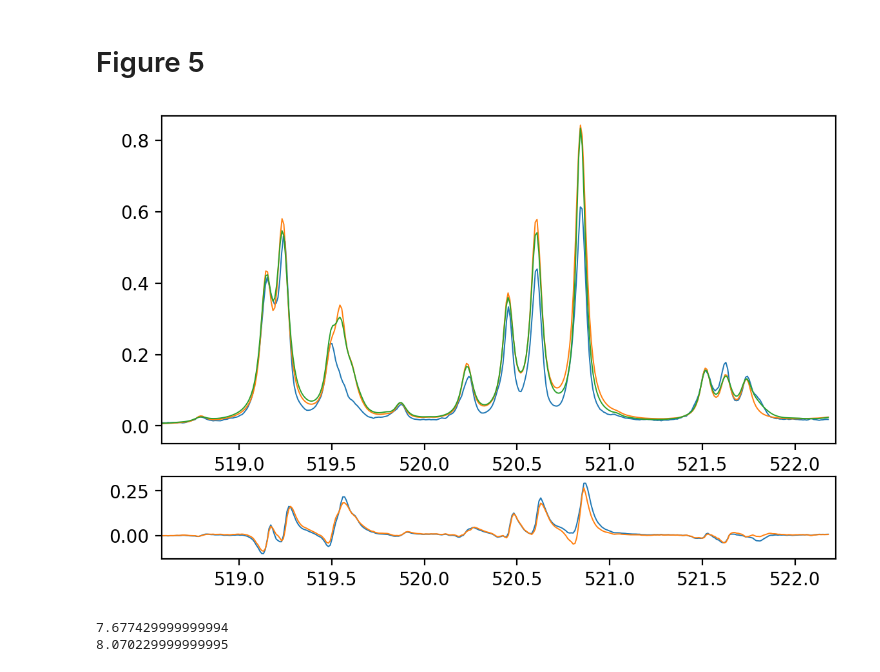
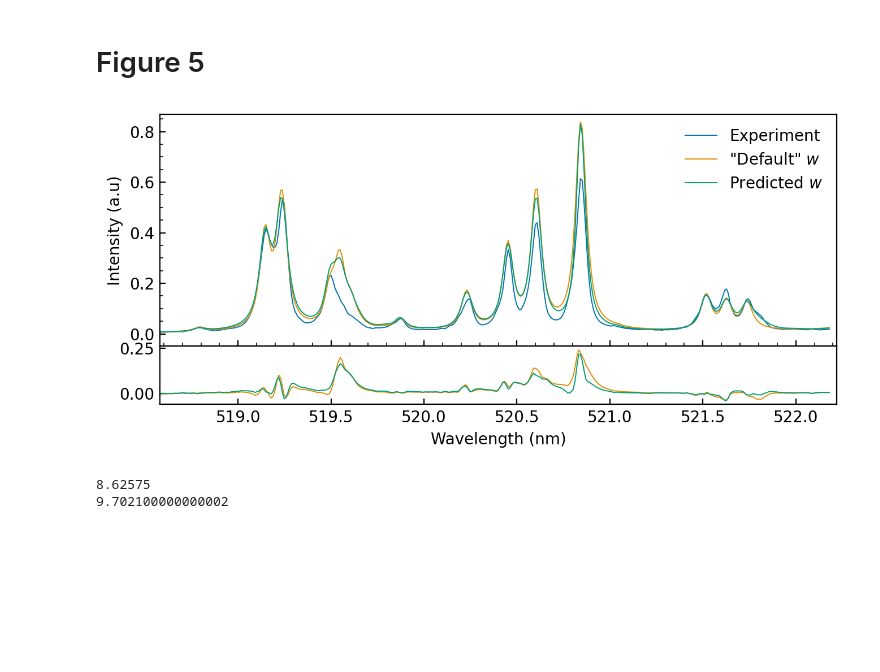
Before and after one commit to alezakuskin/Stark_ML, a Jupyter notebook: Figures.ipynb, the cells around one changed output. Drawn from its saved outputs; the diff is of its cells as text; code cells hidden in the pictures; blank space fills up the shorter version.

```diff
--- a/Figures.ipynb
+++ b/Figures.ipynb
@@ -598,20 +593,34 @@ StarkFit = pd.read_csv('/content/Stark_ML/Figures/starkselfabs.txt',
 # %%
 fig, ax = plt.subplots(figsize = FIG_LARGE, dpi = 200)
 lw = 0.7
-ax.plot(expspec['Wavelength'], expspec['Intensity'], lw = lw)
-ax.plot(noStarkFit['Wavelength'], noStarkFit['Intensity'], lw = lw)
-ax.plot(StarkFit['Wavelength'], StarkFit['Intensity'], lw = lw)
+ax.plot(expspec['Wavelength'], expspec['Intensity'], lw = lw, c = '#0173b2', label = 'Experiment')
+ax.plot(noStarkFit['Wavelength'], noStarkFit['Intensity'], lw = lw, c ='#de8f05', label = '"Default" $w$')
+ax.plot(StarkFit['Wavelength'], StarkFit['Intensity'], lw = lw, c = '#029e73', label = 'Predicted $w$')
 
-axerr = ax.inset_axes([0, -0.35, 1, 0.25], sharex = ax)
+axerr = ax.inset_axes([0, -0.25, 1, 0.25])
 
-axerr.plot(expspec['Wavelength'], noStarkFit['Intensity']-expspec['Intensity'], lw = lw)
-axerr.plot(expspec['Wavelength'], StarkFit['Intensity']-expspec['Intensity'], lw = lw)
+axerr.plot(expspec['Wavelength'], noStarkFit['Intensity']-expspec['Intensity'], lw = lw, c ='#de8f05')
+axerr.plot(expspec['Wavelength'], StarkFit['Intensity']-expspec['Intensity'], lw = lw, c = '#029e73')
 
 ax.set_xlim(518.58, 522.22)
 ax.set_ylim(top = 0.869)
-axerr.set_ylim(-0.13, 0.33)
+ax.tick_params(axis='both', which='both', direction='in')
+ax.minorticks_on()
+ax.set_xticklabels([])
+ax.set_ylabel('Intensity (a.u)')
 
+axerr.set_xlim(518.58, 522.22)
+axerr.set_ylim(-0.06, 0.26)
+axerr.tick_params(axis='both', which='both', direction='in')
+axerr.set_xlabel('Wavelength (nm)')
+
+ax.legend()
+ax.get_legend().set_frame_on(False)
+
+plt.tight_layout()
 plt.show()
+
+fig.savefig('Fig.5.Spectra comparison.svg', transparent = True, format = 'svg')
 # %% [output]
-[figure, old version]
+[figure, new version]
 # %%
@@ -623,6 +632,6 @@ expspecSum = expspec.loc[(expspec['Wavelength'] >= 518.58) & (expspec['Wavelengt
 # %%
-print(StarkFitSum - expspecSum)
-print(noStarkFitSum - expspecSum)
+print((StarkFitSum - expspecSum).abs().sum())
+print((noStarkFitSum - expspecSum).abs().sum())
 # %% [output]
-7.677429999999994
-8.070229999999995
+8.62575
+9.702100000000002
```
Also changed, not shown: parts of 4 cells of this notebook.
